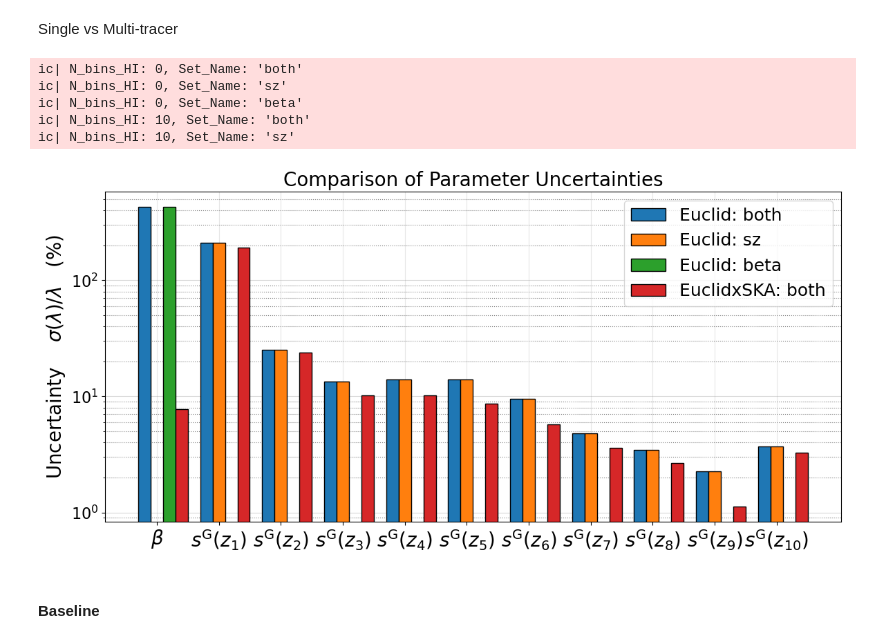
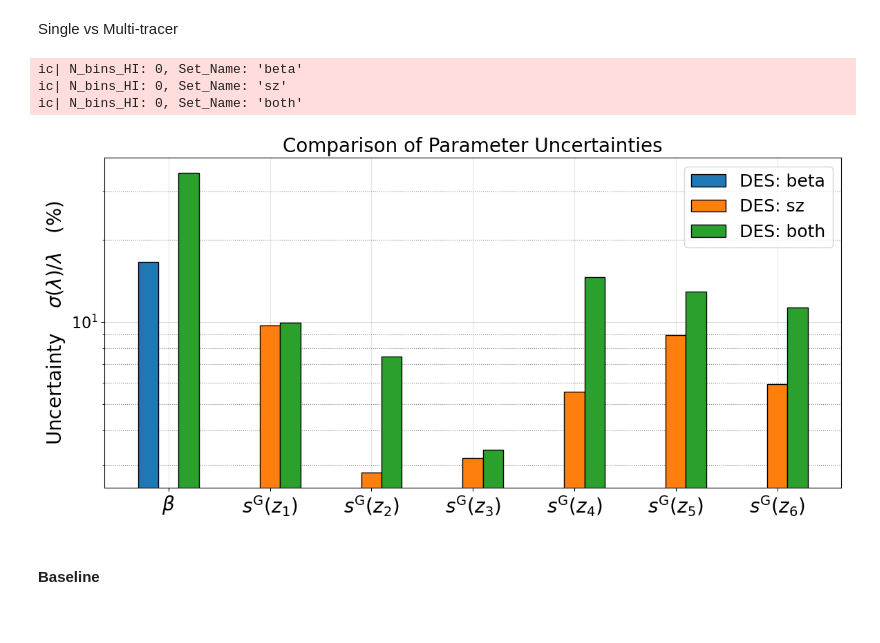
Before and after one commit to GreenTS27/Photo_Surveys-HI_IM-Fisher_Matrix, a Jupyter notebook: Fisher_Matrix_C_ell_vs_w_t.ipynb, the cells around one changed output. Drawn from its saved outputs; the diff is of its cells as text; code cells hidden in the pictures.

```diff
--- a/Fisher_Matrix_C_ell_vs_w_t.ipynb
+++ b/Fisher_Matrix_C_ell_vs_w_t.ipynb
@@ -2010,4 +2105,23 @@ Autocorrelations
 #                   sep=' ', header=False, float_format='%.8g', index=False)
 # %% [markdown]
 Full-correlations
+# %%
+# # Loading data
+# save_filename_sz = f"{Survey_Gal}_{N_bins_Gal}zbins_{Survey_HI}_{N_bins_HI}zbins_sz"
+# save_filename_beta = f"{Survey_Gal}_{N_bins_Gal}zbins_{Survey_HI}_{N_bins_HI}zbins_beta"
+# save_filename_both_old = f"{Survey_Gal}_{N_bins_Gal}zbins_{Survey_HI}_{N_bins_HI}zbins_both_test_old"
+
+save_filename_both = f"{Survey_Gal}_{N_bins_Gal}zbins_{Survey_HI}_{N_bins_HI}zbins_both"
+
+Cov_Matrix_full = np.load(F"{folder_name}FisherM_CovM_full_{save_filename_both}.npy")
+
+with open(F"{folder_name}FisherM_deriv_full_{save_filename_both}.pkl", 'rb') as file:
+    dic_derivatives_full = pickle.load(file)
+
+
+
+# Cov_Matrix = np.load(F"{folder_name}FisherM_CovM_full_{save_filename}.npy")
+
+# with open(F"{folder_name}FisherM_deriv_full_{save_filename}.pkl", 'rb') as file:
+#     dic_derivatives = pickle.load(file)
 # %%
@@ -2527,16 +2621,16 @@ ic| check_parameters: ['H0',
 Single vs Multi-tracer
 # %%
 
-Name_Survey_Gal = "Euclid"
-Name_Survey_HI  =  "SKA"
-N_bins_Gal_vis = 10
+Name_Survey_Gal = "DES"
+Name_Survey_HI  =  "Meerkat"
+N_bins_Gal_vis = 6
 list_bins_HI = [0,
                 10
                 ]
 list_set_name = [
+                 "beta",
+                 "sz",
                  "both",
-                 "sz",
-                 "beta",
                  ]
 
 skip_Cosm_param = 6
@@ -2558,11 +2652,16 @@ skip_Cosm_param = 6
 fig, ax = plt.subplots(figsize=(12, 6))
 
 width = 0.2
-list_colors = [ "firebrick", "lightcoral", "forestgreen", "palegreen", "royalblue", "paleturquoise"]
+# list_colors = [ "firebrick", "lightcoral", "forestgreen", "palegreen", "royalblue", "paleturquoise"]
+list_colors = [
+                "#882255", "#CC6677",
+                "#117733", "#44AA99",
+                "#332288", "#88CCEE"
+                ]
 counter = 0
 
-for N_bins_HI in list_bins_HI:
-    for Set_Name in list_set_name:
+for Set_Name in list_set_name:
+    for N_bins_HI in list_bins_HI:
         ic(N_bins_HI, Set_Name)
         if N_bins_HI == 10 and  Set_Name == "sz":
             break
@@ -2627,44 +2726,43 @@ for N_bins_HI in list_bins_HI:
             Label_loc = np.arange(N_params)
 
         rects = ax.bar(Label_loc + offset, array_FIM_err_percent, width, label=Result_name,
-                    # color=list_colors[counter],
+                    color=list_colors[counter],
                     edgecolor="k")
         counter += 1
 
 
 list_parameters = [
                     r"$\beta$",
                     r"$s^\mathrm{G}(z_1)$",
                     r"$s^\mathrm{G}(z_2)$",
                     r"$s^\mathrm{G}(z_3)$",
                     r"$s^\mathrm{G}(z_4)$",
                     r"$s^\mathrm{G}(z_5)$",
                     r"$s^\mathrm{G}(z_6)$",
-                    r"$s^\mathrm{G}(z_7)$",
-                    r"$s^\mathrm{G}(z_8)$",
-                    r"$s^\mathrm{G}(z_9)$",
-                    r"$s^\mathrm{G}(z_{10})$",
+                    # r"$s^\mathrm{G}(z_7)$",
+                    # r"$s^\mathrm{G}(z_8)$",
+                    # r"$s^\mathrm{G}(z_9)$",
+                    # r"$s^\mathrm{G}(z_{10})$",
                     ]
 ax.set_title('Comparison of Parameter Uncertainties', fontsize=20)
 ax.set_axisbelow(True)
 ax.set_yscale("log")
+Label_loc = np.arange(len(list_parameters))
 ax.set_xticks(Label_loc + 1.*width, list_parameters, rotation=0)
 ax.set_xticklabels(list_parameters, fontsize=20)
 ax.set_ylabel(r'Uncertainty $\quad\sigma(\lambda) / \lambda \quad (\%)$', fontsize=20)
 ax.grid(True, alpha=0.3)
 ax.yaxis.grid(color='grey', linestyle='solid', which="major")
 ax.yaxis.grid(color='gray', linestyle="dotted", which="minor")
 ax.legend(fontsize=18)
 
 plt.tight_layout()
 plt.show()
 # %% [output]
+ic| N_bins_HI: 0, Set_Name: 'beta'
+ic| N_bins_HI: 0, Set_Name: 'sz'
 ic| N_bins_HI: 0, Set_Name: 'both'
-ic| N_bins_HI: 0, Set_Name: 'sz'
-ic| N_bins_HI: 0, Set_Name: 'beta'
-ic| N_bins_HI: 10, Set_Name: 'both'
-ic| N_bins_HI: 10, Set_Name: 'sz'
-[figure, old version]
+[figure, new version]
 # %% [markdown]
 #### Baseline
 # %%
```
Also changed, not shown: parts of 17 cells of this notebook, 1 other file.
